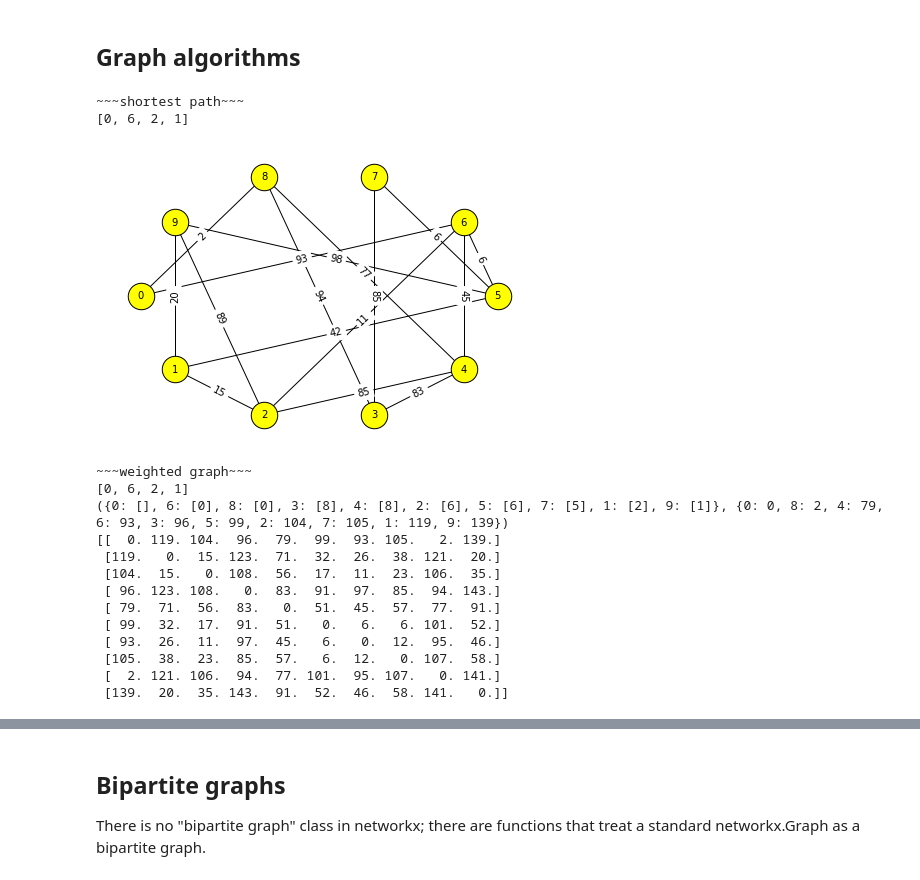
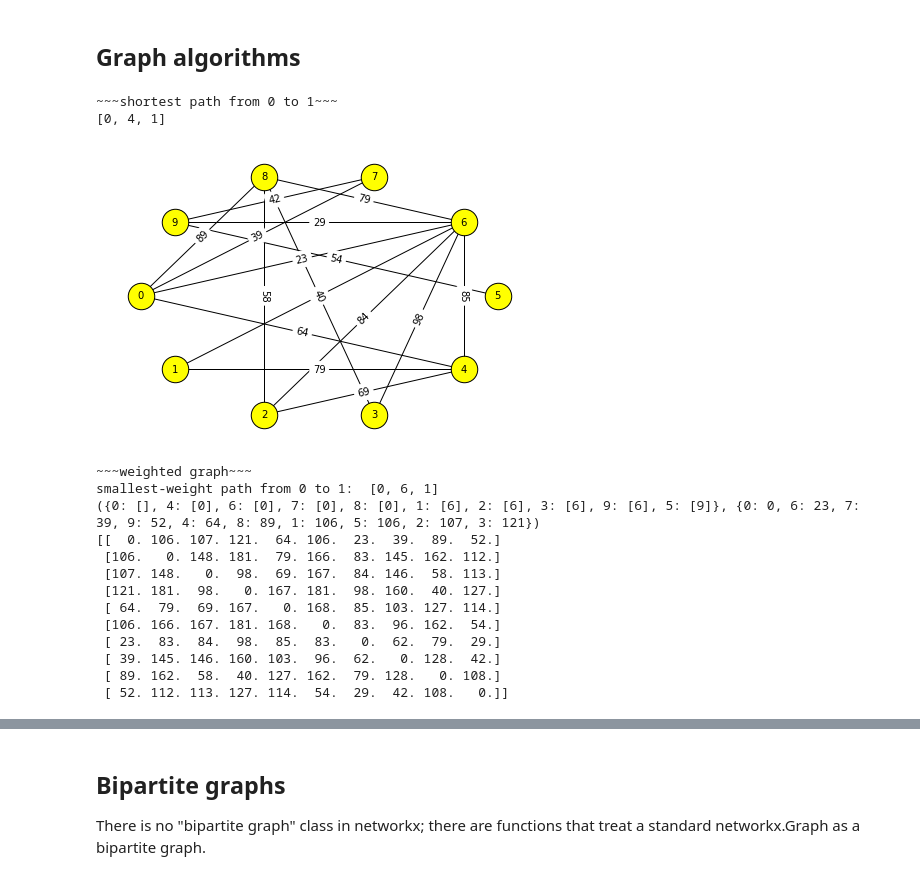
Before and after one commit to erelsgl-at-ariel/research-5785, a Jupyter notebook: 03-python-numstack/code/6-networkx.ipynb, the cells around one changed output, grey strips where cells are left out. Drawn from its saved outputs; the diff is of its cells as text; code cells hidden in the pictures.

```diff
--- a/03-python-numstack/code/6-networkx.ipynb
+++ b/03-python-numstack/code/6-networkx.ipynb
@@ -157,41 +164,41 @@ nx.draw(lollipop,  **draw_options)
 # %%
 #~~~~~~~~~~~~~~~~~~~~~~~~~~~~~~~~~~~~~~~~~~~~~~~~~~~~~~~~~~~~~
 # shortest paths and path lengths between nodes in the graph.
 # These algorithms work with undirected and directed graphs
 #~~~~~~~~~~~~~~~~~~~~~~~~~~~~~~~~~~~~~~~~~~~~~~~~~~~~~~~~~~~~
-my_digraph = random_weighted_graph(10,0.3)
-draw_weighted_graph_shell(my_digraph, **draw_options)
-print('~~~shortest path~~~')
-if nx.has_path(my_digraph, 0, 1):
-    print(nx.shortest_path(my_digraph, 0, 1))
+my_graph = random_weighted_graph(10,0.5)
+draw_weighted_graph_shell(my_graph, **draw_options)
+print('~~~shortest path from 0 to 1~~~')
+if nx.has_path(my_graph, 0, 1):
+    print(nx.shortest_path(my_graph, 0, 1))
 else:
     print("No path!")
 # %% [output]
-~~~shortest path~~~
-[0, 6, 2, 1]
+~~~shortest path from 0 to 1~~~
+[0, 4, 1]
-[figure, old version]
+[figure, new version]
 # %%
 #~~~~~~~~~~~~~~~~~~~~~~~~~~~~~~~~~~~~~~~~~~~~~~
 # Shortest path algorithms for weighted graphs.
 #~~~~~~~~~~~~~~~~~~~~~~~~~~~~~~~~~~~~~~~~~~~~~~
 print('\n~~~weighted graph~~~')
 # Dijkstra:
-print(nx.dijkstra_path(my_digraph, 0, 1))  # returns a single path (a list)
-print(nx.dijkstra_predecessor_and_distance(my_digraph, 0)) # returns a dict mapping each node to the previous node in shortest path from 0
+print("smallest-weight path from 0 to 1: ", nx.dijkstra_path(my_graph, 0, 1))  # returns a single path (a list)
+print(nx.dijkstra_predecessor_and_distance(my_graph, 0)) # returns a dict mapping each node to the previous node in shortest path from 0
 
 # Floyd Warshall
-print(nx.floyd_warshall_numpy(my_digraph)) # returns a numpy array containing all pairwise distances
+print(nx.floyd_warshall_numpy(my_graph)) # returns a numpy array containing all pairwise distances
 # %% [output]
 ~~~weighted graph~~~
-[0, 6, 2, 1]
-({0: [], 6: [0], 8: [0], 3: [8], 4: [8], 2: [6], 5: [6], 7: [5], 1: [2], 9: [1]}, {0: 0, 8: 2, 4: 79, 6: 93, 3: 96, 5: 99, 2: 104, 7: 105, 1: 119, 9: 139})
-[[  0. 119. 104.  96.  79.  99.  93. 105.   2. 139.]
- [119.   0.  15. 123.  71.  32.  26.  38. 121.  20.]
- [104.  15.   0. 108.  56.  17.  11.  23. 106.  35.]
- [ 96. 123. 108.   0.  83.  91.  97.  85.  94. 143.]
- [ 79.  71.  56.  83.   0.  51.  45.  57.  77.  91.]
- [ 99.  32.  17.  91.  51.   0.   6.   6. 101.  52.]
- [ 93.  26.  11.  97.  45.   6.   0.  12.  95.  46.]
- [105.  38.  23.  85.  57.   6.  12.   0. 107.  58.]
- [  2. 121. 106.  94.  77. 101.  95. 107.   0. 141.]
- [139.  20.  35. 143.  91.  52.  46.  58. 141.   0.]]
+smallest-weight path from 0 to 1:  [0, 6, 1]
+({0: [], 4: [0], 6: [0], 7: [0], 8: [0], 1: [6], 2: [6], 3: [6], 9: [6], 5: [9]}, {0: 0, 6: 23, 7: 39, 9: 52, 4: 64, 8: 89, 1: 106, 5: 106, 2: 107, 3: 121})
+[[  0. 106. 107. 121.  64. 106.  23.  39.  89.  52.]
+ [106.   0. 148. 181.  79. 166.  83. 145. 162. 112.]
+ [107. 148.   0.  98.  69. 167.  84. 146.  58. 113.]
+ [121. 181.  98.   0. 167. 181.  98. 160.  40. 127.]
+ [ 64.  79.  69. 167.   0. 168.  85. 103. 127. 114.]
+ [106. 166. 167. 181. 168.   0.  83.  96. 162.  54.]
+ [ 23.  83.  84.  98.  85.  83.   0.  62.  79.  29.]
+ [ 39. 145. 146. 160. 103.  96.  62.   0. 128.  42.]
+ [ 89. 162.  58.  40. 127. 162.  79. 128.   0. 108.]
+ [ 52. 112. 113. 127. 114.  54.  29.  42. 108.   0.]]
```
Also changed, not shown: parts of 28 cells of this notebook, 1 other file.
